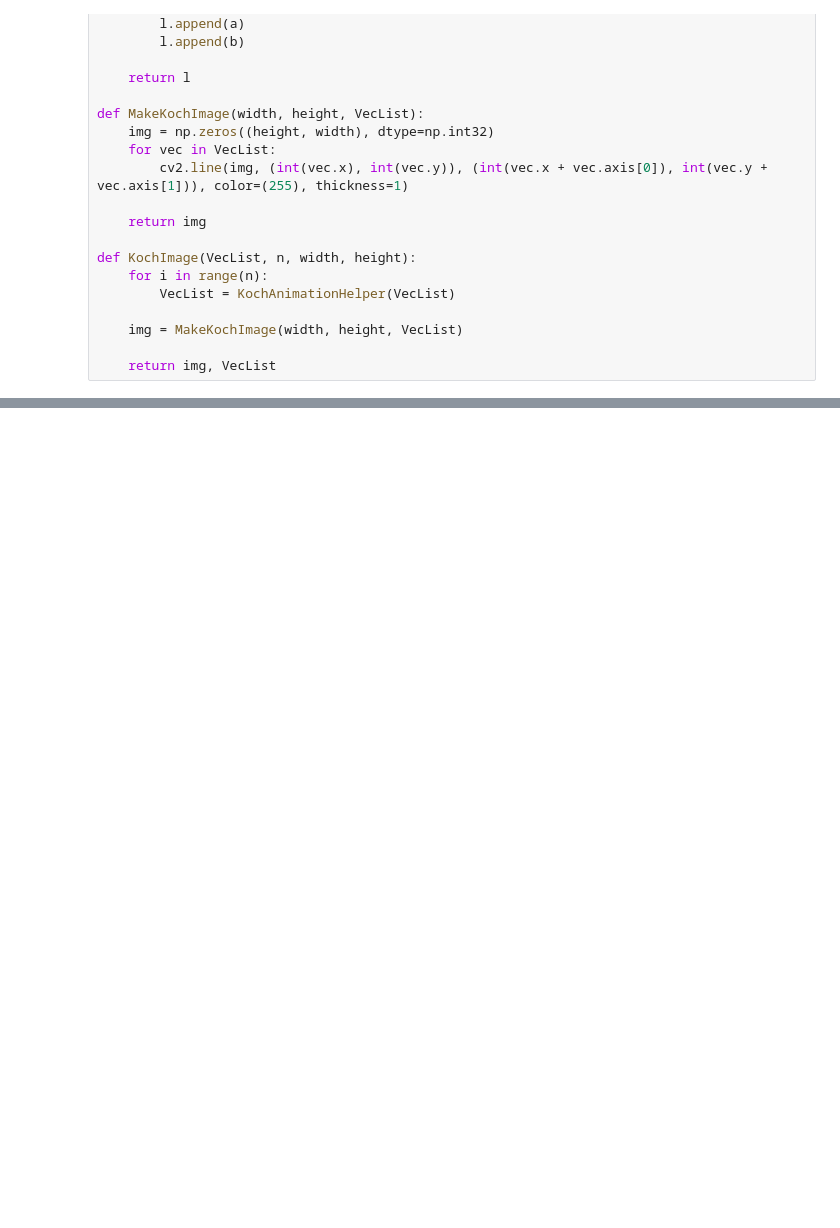
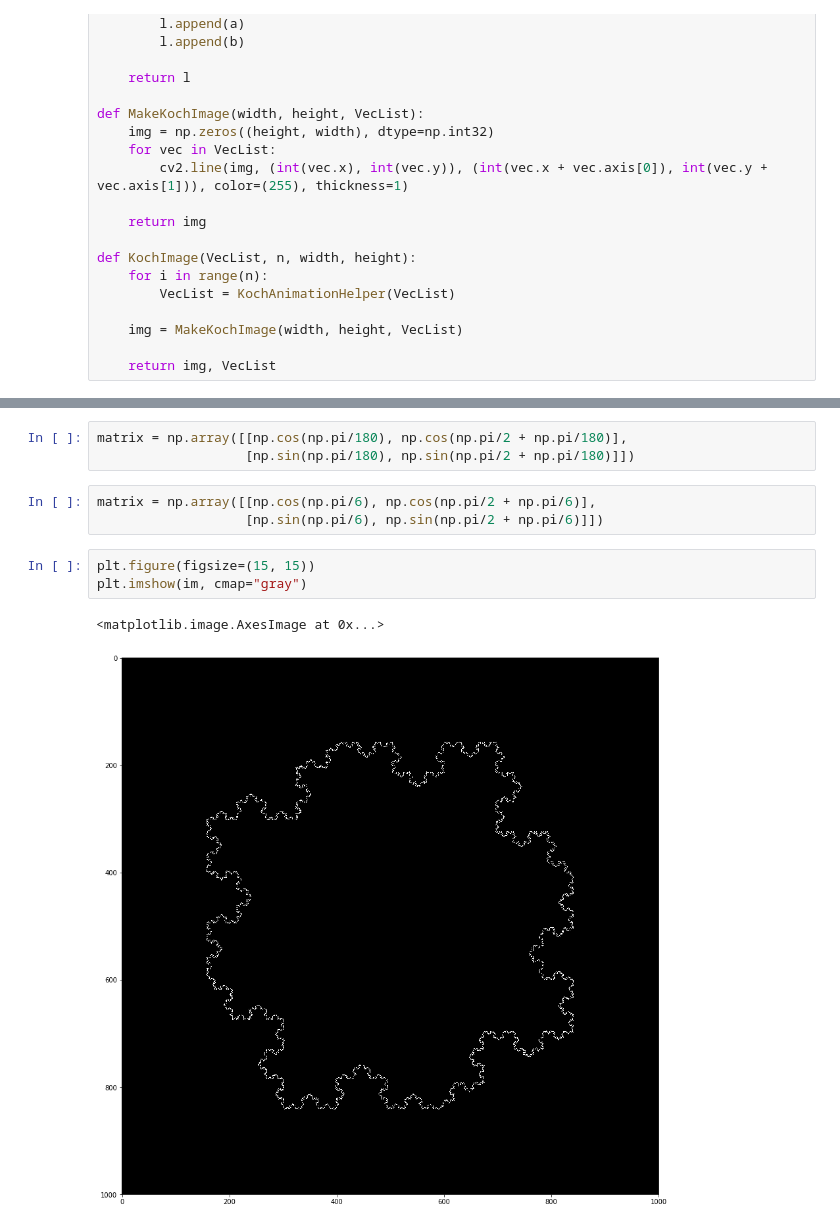
Before and after one commit to nadavhacmun/Animations, a Jupyter notebook: animations.ipynb, the cells around one changed output, grey strips where cells are left out. Saved outputs shown, nothing was run; the diff lists cells and outputs as text; blank space fills up the shorter version.

```diff
--- a/animations.ipynb
+++ b/animations.ipynb
@@ -822,0 +831,12 @@ plt.imshow(img, cmap="gray")
+# %%
+matrix = np.array([[np.cos(np.pi/180), np.cos(np.pi/2 + np.pi/180)],
+                   [np.sin(np.pi/180), np.sin(np.pi/2 + np.pi/180)]])
+# %%
+matrix = np.array([[np.cos(np.pi/6), np.cos(np.pi/2 + np.pi/6)],
+                   [np.sin(np.pi/6), np.sin(np.pi/2 + np.pi/6)]])
+# %%
+plt.figure(figsize=(15, 15))
+plt.imshow(im, cmap="gray")
+# %% [output]
+<matplotlib.image.AxesImage at 0x...>
+[figure, added]
```
Also changed, not shown: parts of 17 cells of this notebook, 3 other files.
